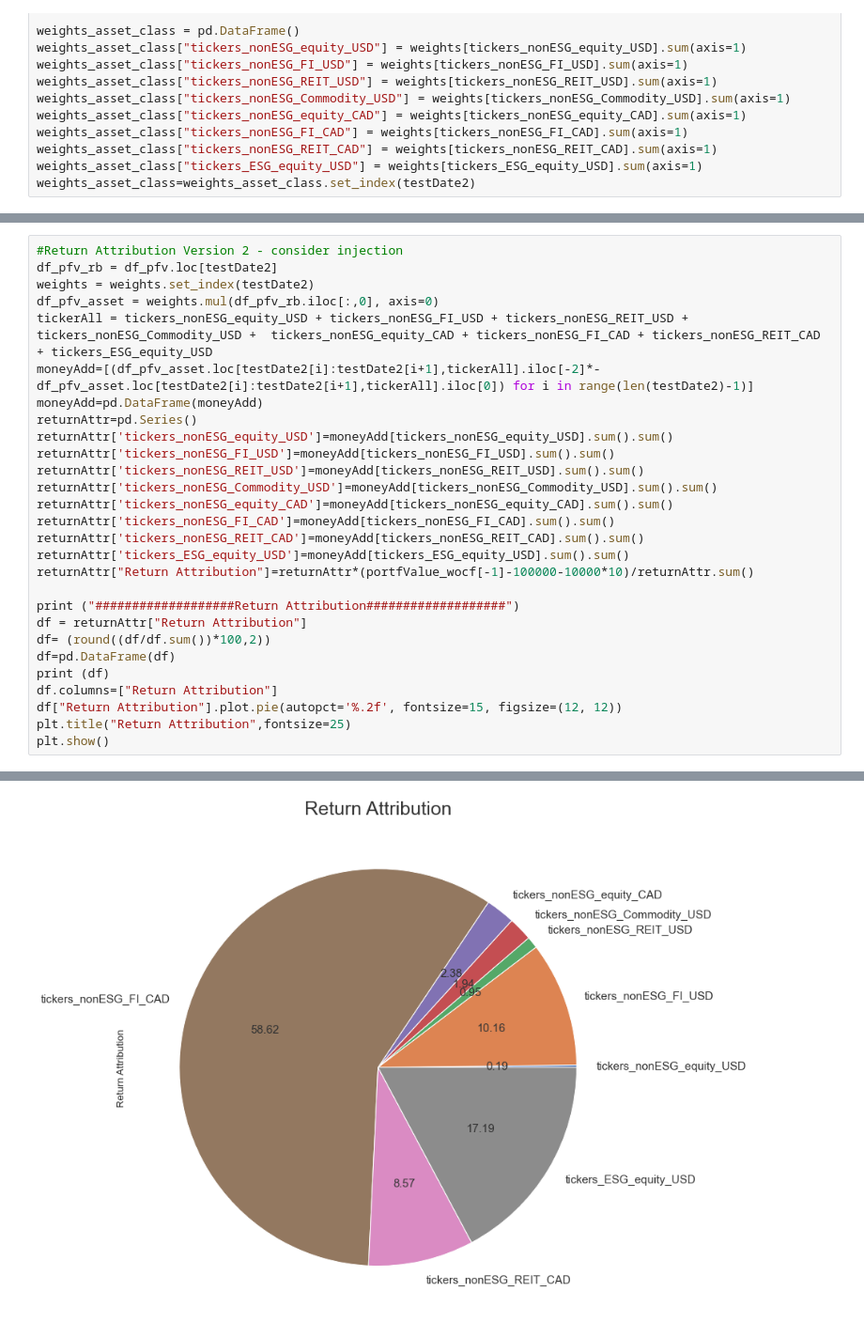
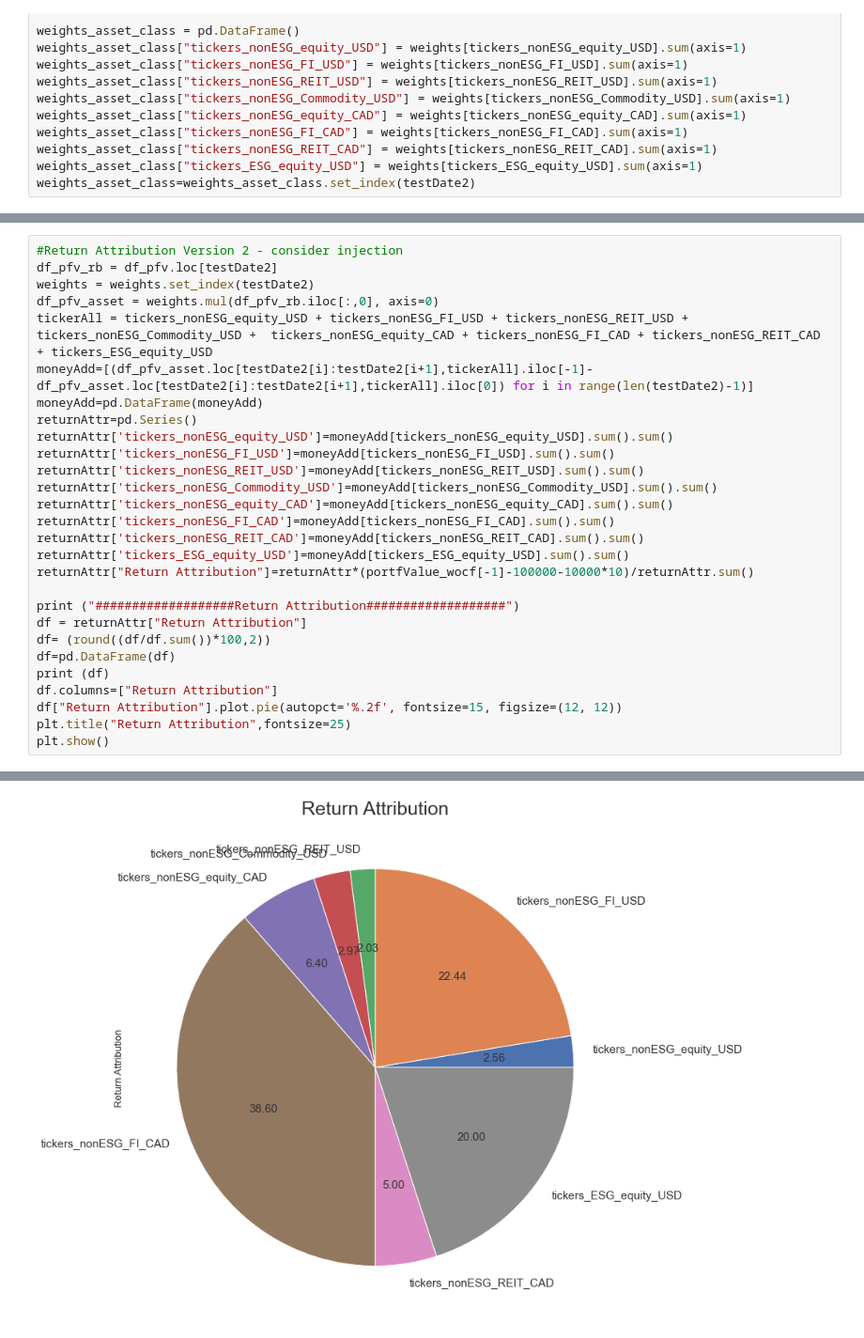
Before and after one commit to of1201/roboadvisor, a Jupyter notebook: risk lab.ipynb, the cells around one changed output, grey strips where cells are left out. Shown: that part at 94% size. Drawn from its saved outputs; the diff is of its cells as text.

```diff
--- a/risk lab.ipynb
+++ b/risk lab.ipynb
@@ -1268,7 +1268,7 @@ df_pfv_rb = df_pfv.loc[testDate2]
 weights = weights.set_index(testDate2)
 df_pfv_asset = weights.mul(df_pfv_rb.iloc[:,0], axis=0)
 tickerAll = tickers_nonESG_equity_USD + tickers_nonESG_FI_USD + tickers_nonESG_REIT_USD + tickers_nonESG_Commodity_USD +  tickers_nonESG_equity_CAD + tickers_nonESG_FI_CAD + tickers_nonESG_REIT_CAD + tickers_ESG_equity_USD
-moneyAdd=[(df_pfv_asset.loc[testDate2[i]:testDate2[i+1],tickerAll].iloc[-2]*-df_pfv_asset.loc[testDate2[i]:testDate2[i+1],tickerAll].iloc[0]) for i in range(len(testDate2)-1)]
+moneyAdd=[(df_pfv_asset.loc[testDate2[i]:testDate2[i+1],tickerAll].iloc[-1]-df_pfv_asset.loc[testDate2[i]:testDate2[i+1],tickerAll].iloc[0]) for i in range(len(testDate2)-1)]
 moneyAdd=pd.DataFrame(moneyAdd)
 returnAttr=pd.Series()
 returnAttr['tickers_nonESG_equity_USD']=moneyAdd[tickers_nonESG_equity_USD].sum().sum()
@@ -1304 +1304 @@ tickers_ESG_equity_USD        17.19
-[figure, old version]
+[figure, new version]
```
Also changed, not shown: parts of 22 cells of this notebook.
